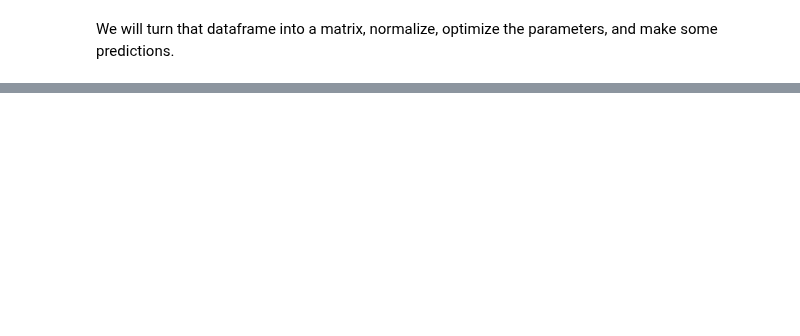
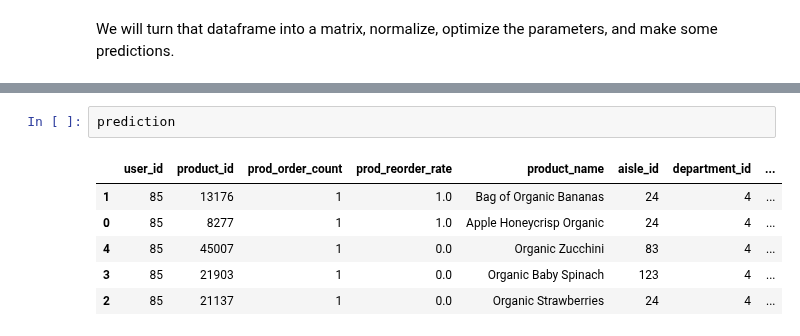
Before and after one commit to lbjennings/Springboard, a Jupyter notebook: Springboard/Capstone Project 1/SVD.ipynb, the cells around one changed output, grey strips where cells are left out. Cells and saved outputs as stored; diff of their text form; blank space fills up the shorter version.

```diff
--- a/Springboard/Capstone Project 1/SVD.ipynb
+++ b/Springboard/Capstone Project 1/SVD.ipynb
@@ -345,0 +491,9 @@ We will turn that dataframe into a matrix, normalize, optimize the parameters, a
+# %%
+prediction
+# %% [output]
+|  | user_id | product_id | prod_order_count | prod_reorder_rate | product_name | aisle_id | department_id | ... |
+| 1 | 85 | 13176 | 1 | 1.0 | Bag of Organic Bananas | 24 | 4 | ... |
+| 0 | 85 | 8277 | 1 | 1.0 | Apple Honeycrisp Organic | 24 | 4 | ... |
+| 4 | 85 | 45007 | 1 | 0.0 | Organic Zucchini | 83 | 4 | ... |
+| 3 | 85 | 21903 | 1 | 0.0 | Organic Baby Spinach | 123 | 4 | ... |
+| 2 | 85 | 21137 | 1 | 0.0 | Organic Strawberries | 24 | 4 | ... |
```
Also changed, not shown: parts of 27 cells of this notebook.
